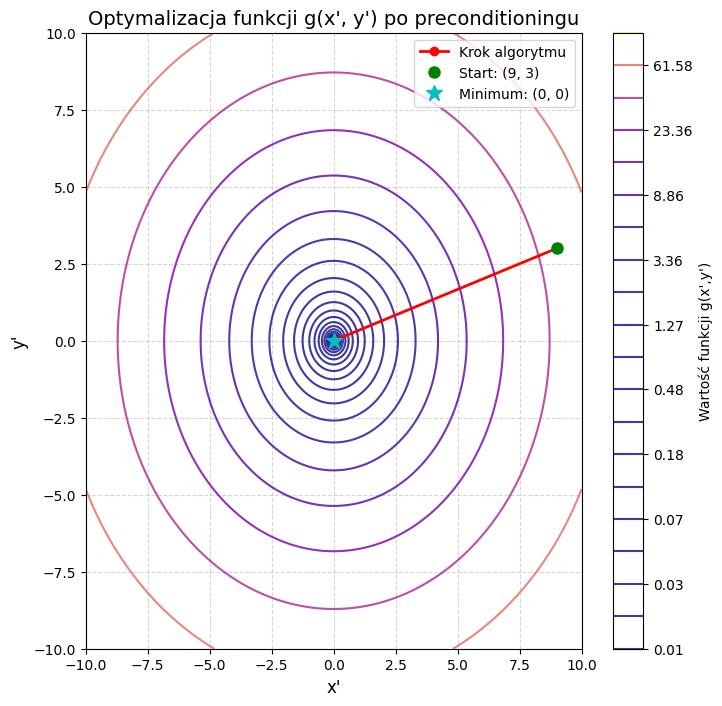
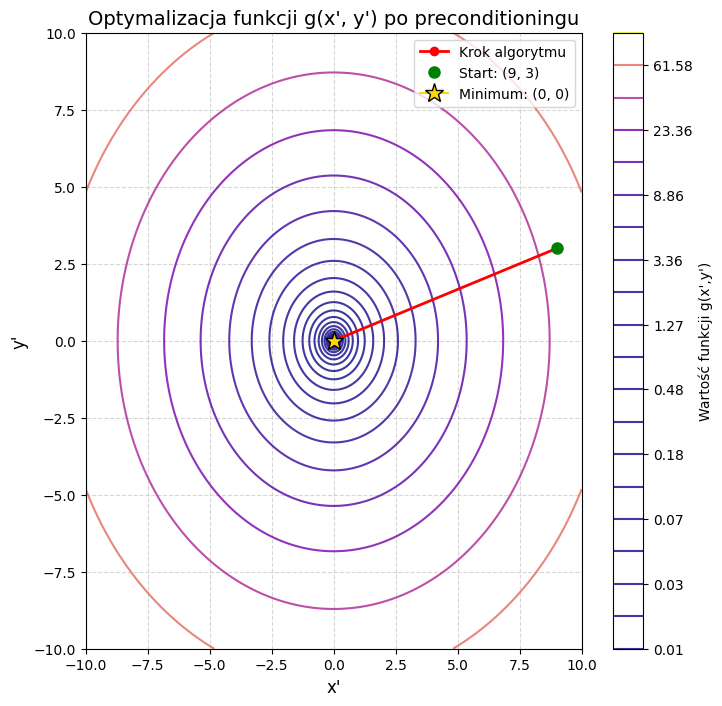
The change to this notebook cell's code, shown as a diff; its figure went from the first image to the second:
--- before
+++ after
@@ -23,7 +23,9 @@
     path_prime[-1, 0],
     path_prime[-1, 1],
-    "c*",
+    marker='*',
+    color='gold',
+    markersize=14,
+    markeredgecolor='black',
     label=f"Minimum: ({path_prime[-1, 0]:.0f}, {path_prime[-1, 1]:.0f})",
-    markersize=12,
 )
 
@@ -33,5 +35,4 @@
 plt.legend(loc="upper right")
 plt.grid(True, linestyle="--", alpha=0.5)
-# plt.axis("equal")
 
 plt.show()

Commit: 🐛 Add missing identity_matrix and change plot markers